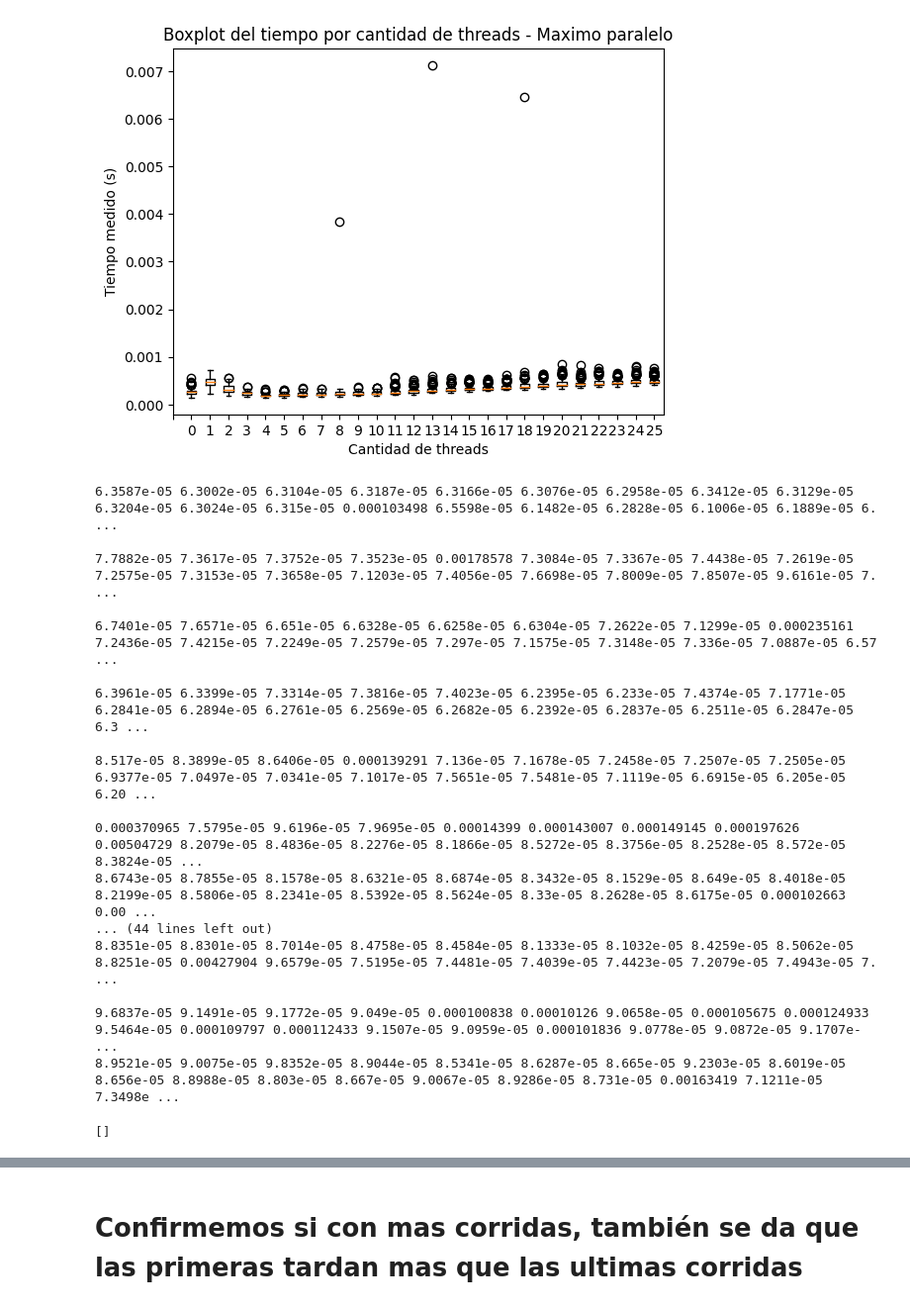
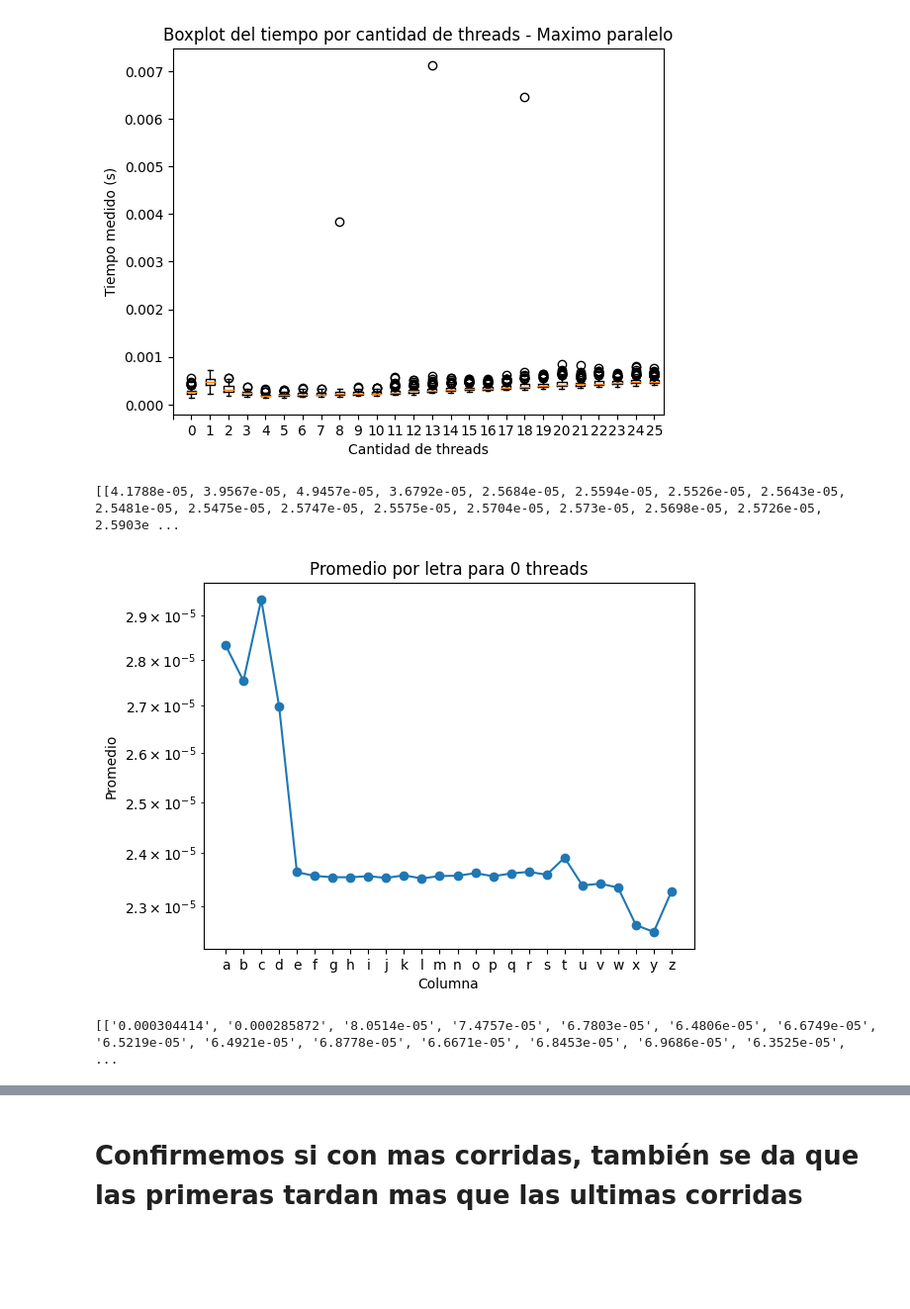
Before and after one commit to matiascozzani/TP-SO, a Jupyter notebook: Experimentos/Experimentos.ipynb, the cells around one changed output, grey strips where cells are left out. Shown at 99% size. Drawn from its saved outputs; the diff is of its cells as text; code cells hidden in the pictures; blank space fills up the shorter version.

```diff
--- a/Experimentos/Experimentos.ipynb
+++ b/Experimentos/Experimentos.ipynb
@@ -348,7 +348,8 @@ cantArchivosPorThread = 10
 import re
 def CorrerExperimento3():
     matrizTiempos = []
-
+    tiemposUnThread = []
+    tiemposDiezThread = []
     archivos = []
     for i in range(cantArchivosPorThread):
         archivos.append(f'../Experimentos/data/Experimento3/generado{i}.txt')
@@ -361,30 +362,42 @@ def CorrerExperimento3():
             exitCode = proc.wait()
             if exitCode != 0: print(proc.stderr.read())
             result = proc.stdout.read().decode()
-            #result = result.replace("b\'", "")
-            #result = result.split("\n'")
-            print(result)
-
-            #Habra que hacer append? igual queda raro el output hmmm
-    return matrizTiempos
+            result = result.splitlines()
+            if(i == 0):
+                tiemposUnThread.append(result)
+            else:
+                tiemposDiezThread.append(result)
+    return tiemposUnThread, tiemposDiezThread
 # %%
 CorrerExperimento3()
+tiemposUnThread, tiemposDiezThread = CorrerExperimento3()
+tiemposUnThreadNorm = []
+for i in range(len(tiemposUnThread)):
+    aux = tiemposUnThread[i][0].split(" ")
+    aux.remove('')
+    for j in range(len(aux)):
+        aux[j] = float(aux[j])
+    tiemposUnThreadNorm.append(aux)
+
+print(tiemposUnThreadNorm)
+#tiemposDiezThread
 # %% [output]
-6.3587e-05 6.3002e-05 6.3104e-05 6.3187e-05 6.3166e-05 6.3076e-05 6.2958e-05 6.3412e-05 6.3129e-05 6.3204e-05 6.3024e-05 6.315e-05 0.000103498 6.5598e-05 6.1482e-05 6.2828e-05 6.1006e-05 6.1889e-05 6. ...
-
-7.7882e-05 7.3617e-05 7.3752e-05 7.3523e-05 0.00178578 7.3084e-05 7.3367e-05 7.4438e-05 7.2619e-05 7.2575e-05 7.3153e-05 7.3658e-05 7.1203e-05 7.4056e-05 7.6698e-05 7.8009e-05 7.8507e-05 9.6161e-05 7. ...
-
-6.7401e-05 7.6571e-05 6.651e-05 6.6328e-05 6.6258e-05 6.6304e-05 7.2622e-05 7.1299e-05 0.000235161 7.2436e-05 7.4215e-05 7.2249e-05 7.2579e-05 7.297e-05 7.1575e-05 7.3148e-05 7.336e-05 7.0887e-05 6.57 ...
-
-6.3961e-05 6.3399e-05 7.3314e-05 7.3816e-05 7.4023e-05 6.2395e-05 6.233e-05 7.4374e-05 7.1771e-05 6.2841e-05 6.2894e-05 6.2761e-05 6.2569e-05 6.2682e-05 6.2392e-05 6.2837e-05 6.2511e-05 6.2847e-05 6.3 ...
-
-8.517e-05 8.3899e-05 8.6406e-05 0.000139291 7.136e-05 7.1678e-05 7.2458e-05 7.2507e-05 7.2505e-05 6.9377e-05 7.0497e-05 7.0341e-05 7.1017e-05 7.5651e-05 7.5481e-05 7.1119e-05 6.6915e-05 6.205e-05 6.20 ...
-
-0.000370965 7.5795e-05 9.6196e-05 7.9695e-05 0.00014399 0.000143007 0.000149145 0.000197626 0.00504729 8.2079e-05 8.4836e-05 8.2276e-05 8.1866e-05 8.5272e-05 8.3756e-05 8.2528e-05 8.572e-05 8.3824e-05 ...
-8.6743e-05 8.7855e-05 8.1578e-05 8.6321e-05 8.6874e-05 8.3432e-05 8.1529e-05 8.649e-05 8.4018e-05 8.2199e-05 8.5806e-05 8.2341e-05 8.5392e-05 8.5624e-05 8.33e-05 8.2628e-05 8.6175e-05 0.000102663 0.00 ...
-... (44 lines left out)
-8.8351e-05 8.8301e-05 8.7014e-05 8.4758e-05 8.4584e-05 8.1333e-05 8.1032e-05 8.4259e-05 8.5062e-05 8.8251e-05 0.00427904 9.6579e-05 7.5195e-05 7.4481e-05 7.4039e-05 7.4423e-05 7.2079e-05 7.4943e-05 7. ...
-
-9.6837e-05 9.1491e-05 9.1772e-05 9.049e-05 0.000100838 0.00010126 9.0658e-05 0.000105675 0.000124933 9.5464e-05 0.000109797 0.000112433 9.1507e-05 9.0959e-05 0.000101836 9.0778e-05 9.0872e-05 9.1707e- ...
-8.9521e-05 9.0075e-05 9.8352e-05 8.9044e-05 8.5341e-05 8.6287e-05 8.665e-05 9.2303e-05 8.6019e-05 8.656e-05 8.8988e-05 8.803e-05 8.667e-05 9.0067e-05 8.9286e-05 8.731e-05 0.00163419 7.1211e-05 7.3498e ...
+[[4.1788e-05, 3.9567e-05, 4.9457e-05, 3.6792e-05, 2.5684e-05, 2.5594e-05, 2.5526e-05, 2.5643e-05, 2.5481e-05, 2.5475e-05, 2.5747e-05, 2.5575e-05, 2.5704e-05, 2.573e-05, 2.5698e-05, 2.5726e-05, 2.5903e ...
-[]
+# %%
+averages = [sum(column) / len(column) for column in zip(*tiemposUnThreadNorm)]
+
+
+
+# Creación del gráfico
+plt.plot(range(len(averages)), averages, marker='o')
+plt.xlabel('Columna')
+plt.ylabel('Promedio')
+plt.title('Promedio por letra para 0 threads')
+letters = string.ascii_lowercase
+
+# Asignar letras como etiquetas en el eje x
+plt.xticks(range(len(averages)), letters[:len(averages)])
+plt.yscale('log')
+plt.show()
+# %% [output]
+[figure, added]
@@ -390,0 +416,4 @@ CorrerExperimento3()
+# %%
+print(tiemposDiezThreads)
+# %% [output]
+[['0.000304414', '0.000285872', '8.0514e-05', '7.4757e-05', '6.7803e-05', '6.4806e-05', '6.6749e-05', '6.5219e-05', '6.4921e-05', '6.8778e-05', '6.6671e-05', '6.8453e-05', '6.9686e-05', '6.3525e-05',  ...
```
Also changed, not shown: parts of 2 cells of this notebook, 3 other files.
